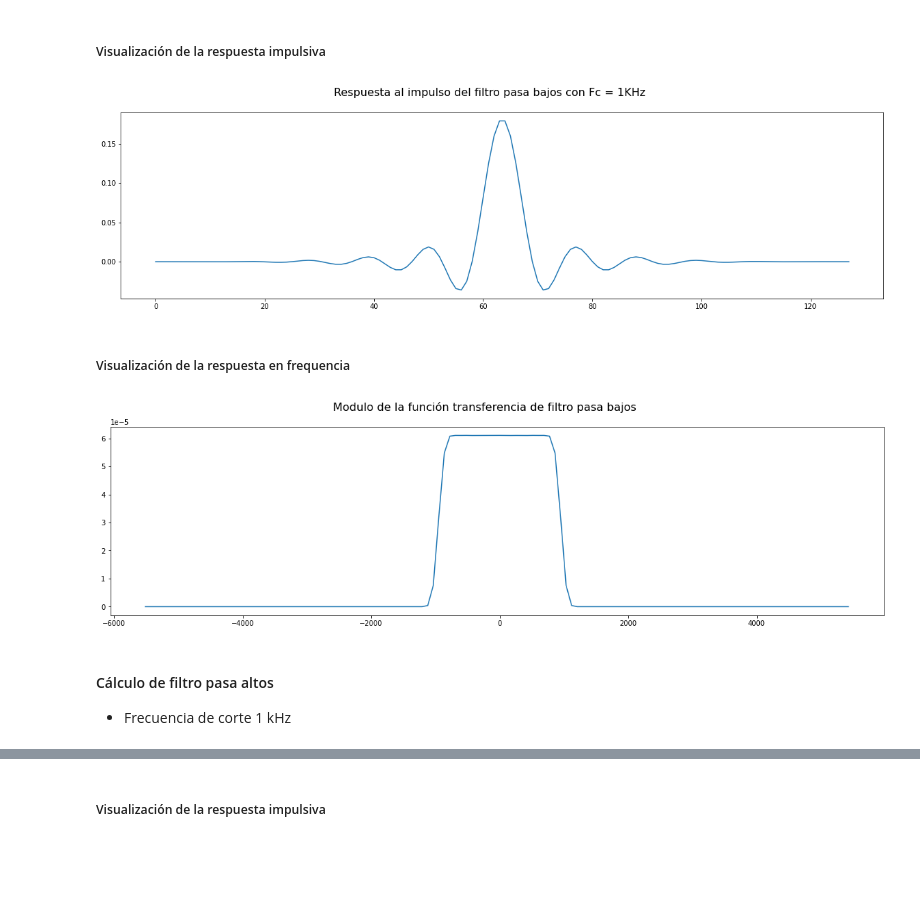
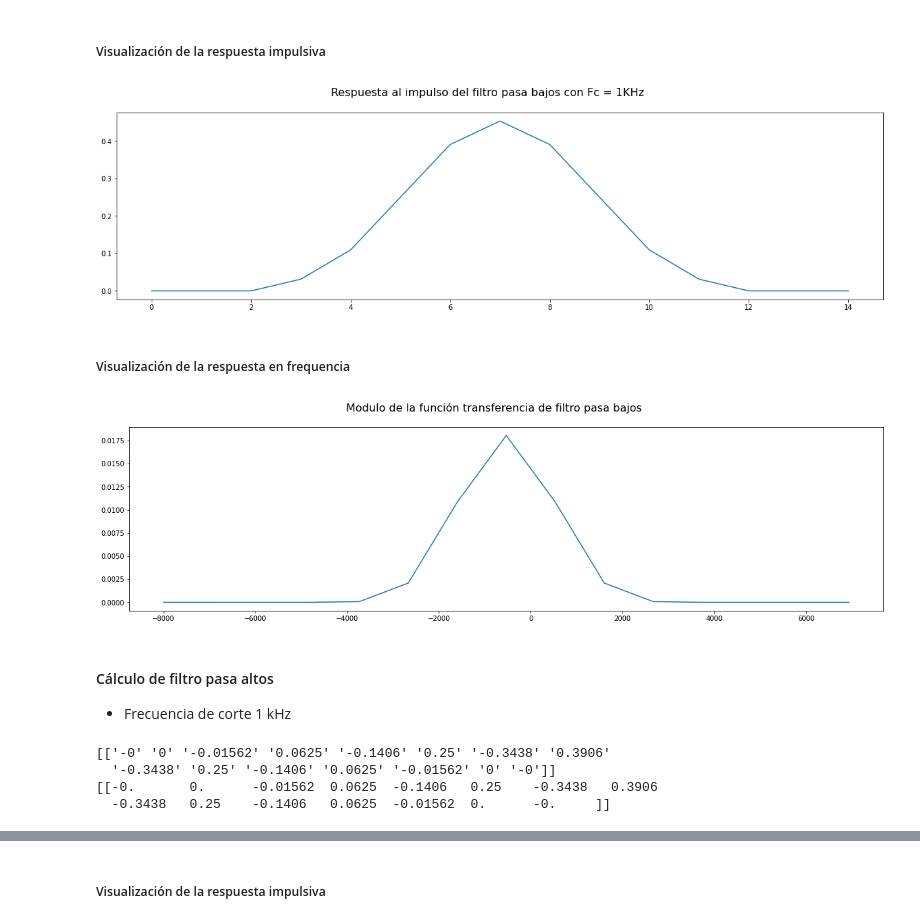
Before and after one commit to davidbro-in/pds-fir-pipeline, a Jupyter notebook: notebooks/fir.ipynb, the cells around one changed output, grey strips where cells are left out. Saved outputs shown, nothing was run; the diff lists cells and outputs as text; code cells hidden in the pictures; blank space fills up the shorter version.

Commit message:
Connect to FIR filters to same wave

```diff
--- a/notebooks/fir.ipynb
+++ b/notebooks/fir.ipynb
@@ -141,24 +134,33 @@ with open(filename, 'w') as f:
 # %%
 fig = plt.figure(figsize=(20, 5))
 fig.suptitle("Respuesta al impulso del filtro pasa bajos con Fc = 1KHz", fontsize=16)
-plt.plot(lowpass);
+plt.plot(lowpass[0]);
 # %% [output]
-[figure, old version]
+[figure, new version]
 # %% [markdown]
 ##### Visualización de la respuesta en frequencia
 # %%
-HData  = np.fft.fft(lowpass)
-circularHData = np.abs(np.fft.fftshift(HData/len(lowpass)))**2
-f = np.arange(-fs/2, fs/2, fs/len(lowpass))
+HData  = np.fft.fft(lowpass[0])
+circularHData = np.abs(np.fft.fftshift(HData/len(lowpass[0])))**2
+f = np.arange(-fs/2, fs/2, fs/len(lowpass[0]))
 
 fig = plt.figure(figsize=(20, 5))
 fig.suptitle("Modulo de la función transferencia de filtro pasa bajos", fontsize=16)
 plt.plot(f, circularHData);
 # %% [output]
-[figure, old version]
+[figure, new version]
 # %% [markdown]
 #### Cálculo de filtro pasa altos
 
 - Frecuencia de corte 1 kHz
 # %%
-highpass = [-0,0,-0,-0,0,-0,-0,3.052e-05,-3.052e-05,3.052e-05,3.052e-05,-9.155e-05,9.155e-05,0,-0.0001526,0.0002136,-0.0001526,-0.0001221,0.0003662,-0.0004272,0.0001221,0.0003967,-0.0007629,0.0006104,9.155e-05,-0.000946,0.001282,-0.0007019,-0.0006409,0.001862,-0.001892,0.0004272,0.001801,-0.003143,0.00235,0.0005188,-0.003693,0.004669,-0.002197,-0.002563,0.006409,-0.006104,0.0009155,0.006104,-0.009888,0.006775,0.002319,-0.0116,0.01385,-0.005798,-0.008636,0.01965,-0.01782,0.001434,0.02042,-0.03204,0.02124,0.01059,-0.04559,0.05692,-0.02356,-0.05539,0.1566,-0.2414,0.2744,-0.2414,0.1566,-0.05539,-0.02356,0.05692,-0.04559,0.01059,0.02124,-0.03204,0.02042,0.001434,-0.01782,0.01965,-0.008636,-0.005798,0.01385,-0.0116,0.002319,0.006775,-0.009888,0.006104,0.0009155,-0.006104,0.006409,-0.002563,-0.002197,0.004669,-0.003693,0.0005188,0.00235,-0.003143,0.001801,0.0004272,-0.001892,0.001862,-0.0006409,-0.0007019,0.001282,-0.000946,9.155e-05,0.0006104,-0.0007629,0.0003967,0.0001221,-0.0004272,0.0003662,-0.0001221,-0.0001526,0.0002136,-0.0001526,0,9.155e-05,-9.155e-05,3.052e-05,3.052e-05,-3.052e-05,3.052e-05,-0,-0,0,-0,-0,0,-0]
+# highpass = [-0,0,-0,-0,0,-0,-0,3.052e-05,-3.052e-05,3.052e-05,3.052e-05,-9.155e-05,9.155e-05,0,-0.0001526,0.0002136,-0.0001526,-0.0001221,0.0003662,-0.0004272,0.0001221,0.0003967,-0.0007629,0.0006104,9.155e-05,-0.000946,0.001282,-0.0007019,-0.0006409,0.001862,-0.001892,0.0004272,0.001801,-0.003143,0.00235,0.0005188,-0.003693,0.004669,-0.002197,-0.002563,0.006409,-0.006104,0.0009155,0.006104,-0.009888,0.006775,0.002319,-0.0116,0.01385,-0.005798,-0.008636,0.01965,-0.01782,0.001434,0.02042,-0.03204,0.02124,0.01059,-0.04559,0.05692,-0.02356,-0.05539,0.1566,-0.2414,0.2744,-0.2414,0.1566,-0.05539,-0.02356,0.05692,-0.04559,0.01059,0.02124,-0.03204,0.02042,0.001434,-0.01782,0.01965,-0.008636,-0.005798,0.01385,-0.0116,0.002319,0.006775,-0.009888,0.006104,0.0009155,-0.006104,0.006409,-0.002563,-0.002197,0.004669,-0.003693,0.0005188,0.00235,-0.003143,0.001801,0.0004272,-0.001892,0.001862,-0.0006409,-0.0007019,0.001282,-0.000946,9.155e-05,0.0006104,-0.0007629,0.0003967,0.0001221,-0.0004272,0.0003662,-0.0001221,-0.0001526,0.0002136,-0.0001526,0,9.155e-05,-9.155e-05,3.052e-05,3.052e-05,-3.052e-05,3.052e-05,-0,-0,0,-0,-0,0,-0]
+highpass = np.load('high_pass_filter.npy')
+print(highpass)
+highpass = np.array(highpass, dtype=float)
+print(highpass)
+# %% [output]
+[['-0' '0' '-0.01562' '0.0625' '-0.1406' '0.25' '-0.3438' '0.3906'
+  '-0.3438' '0.25' '-0.1406' '0.0625' '-0.01562' '0' '-0']]
+[[-0.       0.      -0.01562  0.0625  -0.1406   0.25    -0.3438   0.3906
+  -0.3438   0.25    -0.1406   0.0625  -0.01562  0.      -0.     ]]
```
Also changed, not shown: parts of 7 cells of this notebook, 28 other files.
